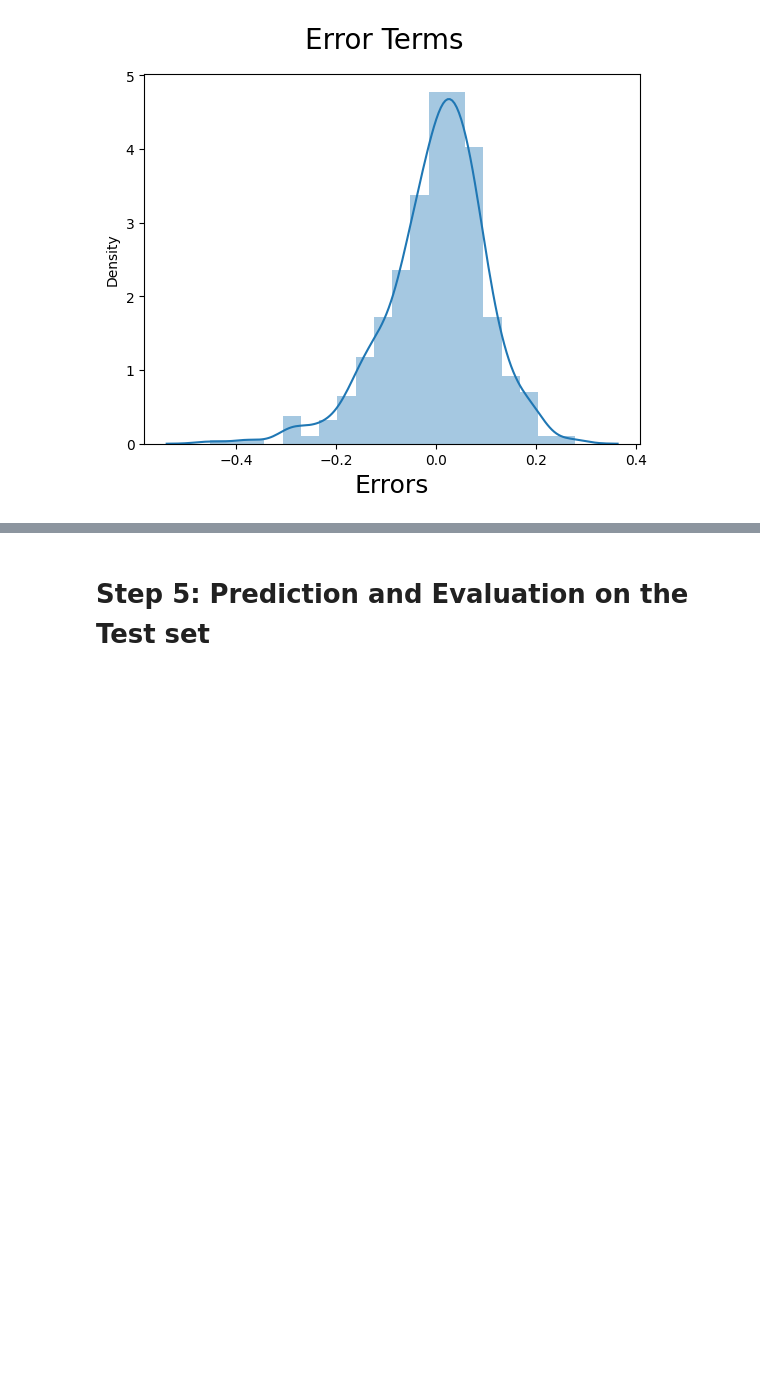
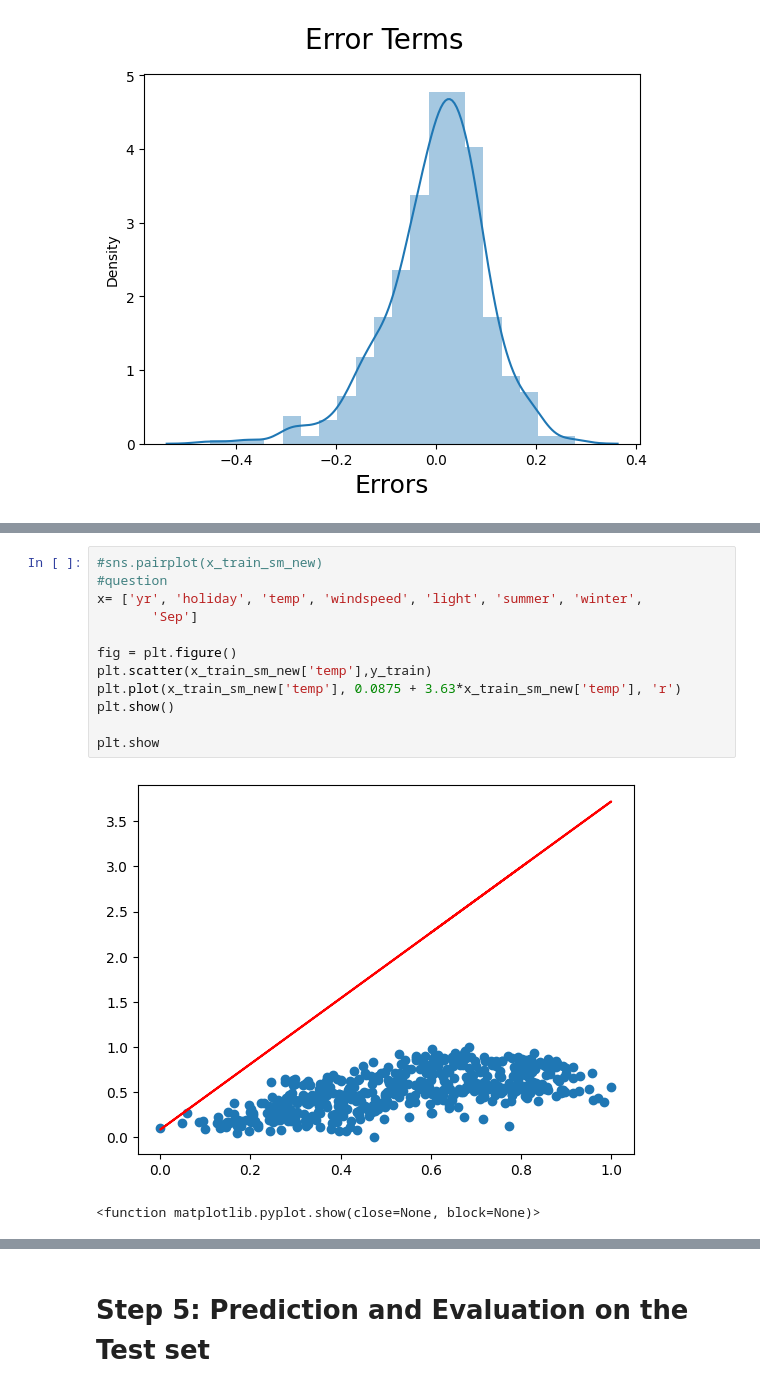
Before and after one commit to balu337/BikeRentRevenuePrediction, a Jupyter notebook: BikeRentalRevPrediction.ipynb, the cells around one changed output, grey strips where cells are left out. Cells and saved outputs as stored; diff of their text form; blank space fills up the shorter version.

```diff
--- a/BikeRentalRevPrediction.ipynb
+++ b/BikeRentalRevPrediction.ipynb
@@ -902,0 +924,15 @@ Text(0.5, 0, 'Errors')
+# %%
+#sns.pairplot(x_train_sm_new)
+#question
+x= ['yr', 'holiday', 'temp', 'windspeed', 'light', 'summer', 'winter',
+       'Sep']
+
+fig = plt.figure()
+plt.scatter(x_train_sm_new['temp'],y_train)
+plt.plot(x_train_sm_new['temp'], 0.0875 + 3.63*x_train_sm_new['temp'], 'r')
+plt.show()
+
+plt.show
+# %% [output]
+[figure, added]
+<function matplotlib.pyplot.show(close=None, block=None)>
```
Also changed, not shown: parts of 10 cells of this notebook.
